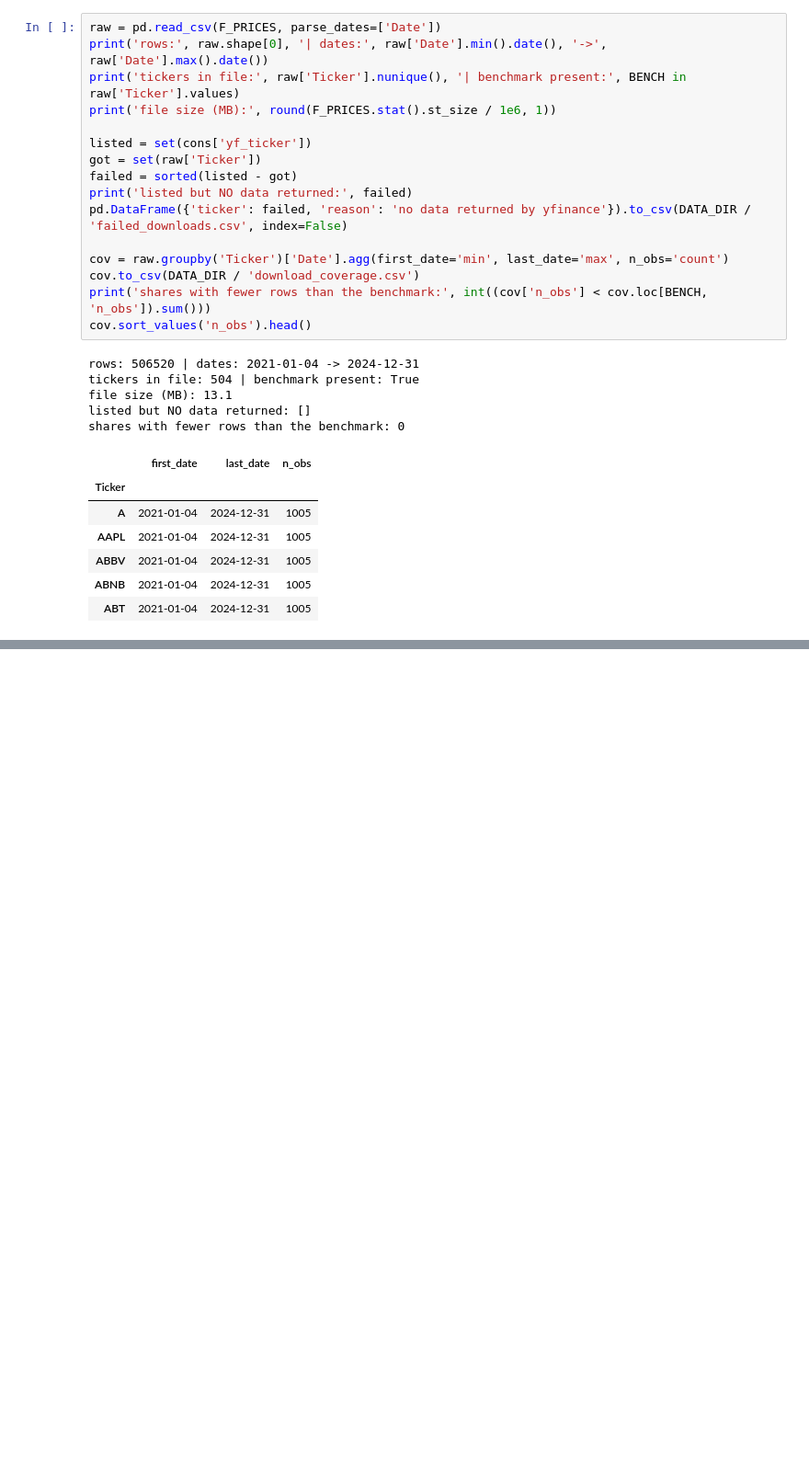
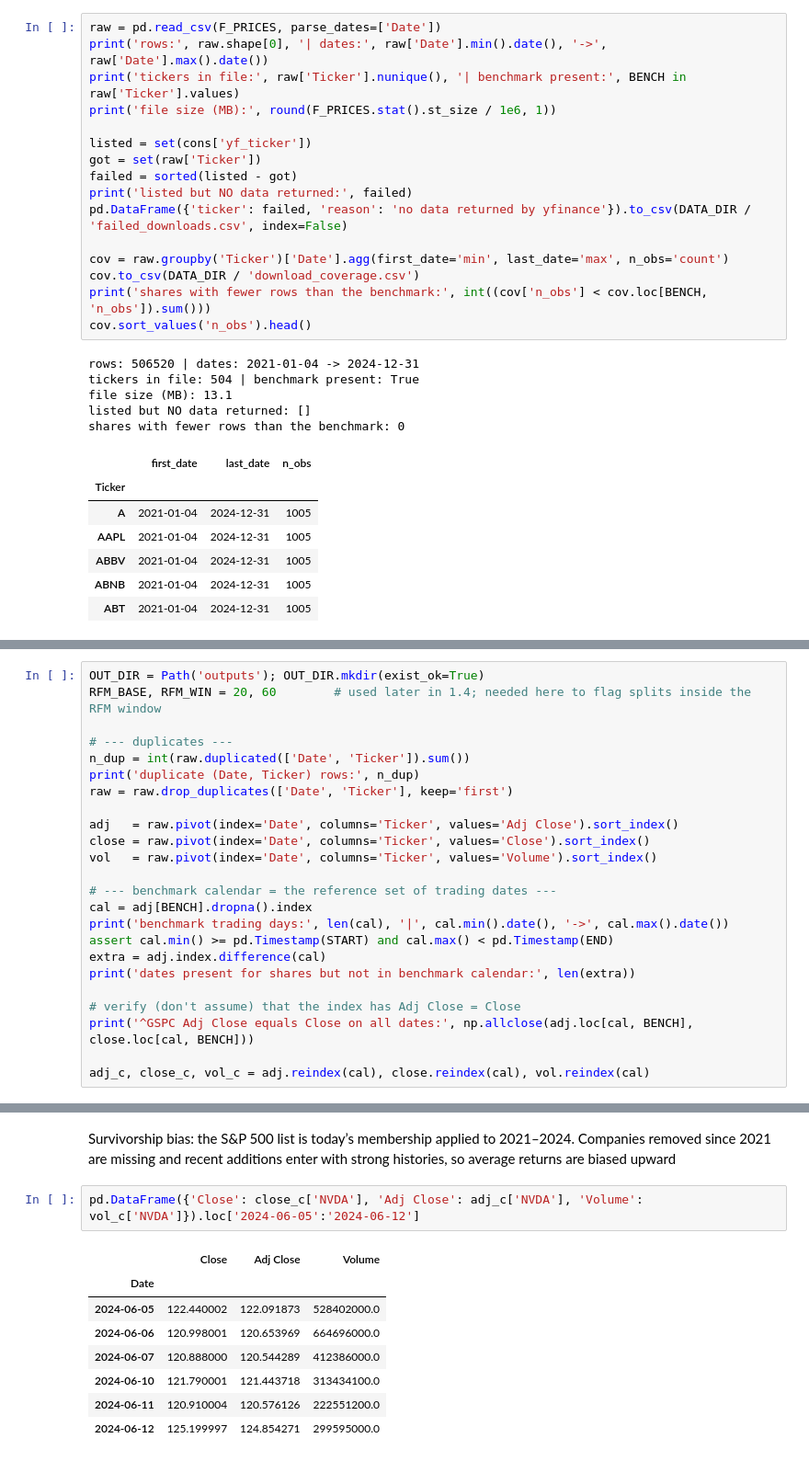
Before and after one commit to aaisha-aamina/sp500-rfm-stock-segmentation, a Jupyter notebook: Coursework_w2052143.ipynb, the cells around one changed output, grey strips where cells are left out. Shown at 92% size. Saved outputs shown, nothing was run; the diff lists cells and outputs as text; blank space fills up the shorter version.

```diff
--- a/Coursework_w2052143.ipynb
+++ b/Coursework_w2052143.ipynb
@@ -161,0 +164,24 @@ shares with fewer rows than the benchmark: 0
+# %%
+OUT_DIR = Path('outputs'); OUT_DIR.mkdir(exist_ok=True)
+RFM_BASE, RFM_WIN = 20, 60        # used later in 1.4; needed here to flag splits inside the RFM window
+
+# --- duplicates ---
+n_dup = int(raw.duplicated(['Date', 'Ticker']).sum())
+print('duplicate (Date, Ticker) rows:', n_dup)
+raw = raw.drop_duplicates(['Date', 'Ticker'], keep='first')
+
+adj   = raw.pivot(index='Date', columns='Ticker', values='Adj Close').sort_index()
+close = raw.pivot(index='Date', columns='Ticker', values='Close').sort_index()
+vol   = raw.pivot(index='Date', columns='Ticker', values='Volume').sort_index()
+
+# --- benchmark calendar = the reference set of trading dates ---
+cal = adj[BENCH].dropna().index
+print('benchmark trading days:', len(cal), '|', cal.min().date(), '->', cal.max().date())
+assert cal.min() >= pd.Timestamp(START) and cal.max() < pd.Timestamp(END)
+extra = adj.index.difference(cal)
+print('dates present for shares but not in benchmark calendar:', len(extra))
+
+# verify (don't assume) that the index has Adj Close = Close
+print('^GSPC Adj Close equals Close on all dates:', np.allclose(adj.loc[cal, BENCH], close.loc[cal, BENCH]))
+
+adj_c, close_c, vol_c = adj.reindex(cal), close.reindex(cal), vol.reindex(cal)
@@ -161,0 +290,13 @@ shares with fewer rows than the benchmark: 0
+# %% [markdown]
+Survivorship bias: the S&P 500 list is today’s membership applied to 2021–2024. Companies removed since 2021 are missing and recent additions enter with strong histories, so average returns are biased upward
+# %%
+pd.DataFrame({'Close': close_c['NVDA'], 'Adj Close': adj_c['NVDA'], 'Volume': vol_c['NVDA']}).loc['2024-06-05':'2024-06-12']
+# %% [output]
+|  | Close | Adj Close | Volume |
+| Date |  |  |  |
+| 2024-06-05 | 122.440002 | 122.091873 | 528402000.0 |
+| 2024-06-06 | 120.998001 | 120.653969 | 664696000.0 |
+| 2024-06-07 | 120.888000 | 120.544289 | 412386000.0 |
+| 2024-06-10 | 121.790001 | 121.443718 | 313434100.0 |
+| 2024-06-11 | 120.910004 | 120.576126 | 222551200.0 |
+| 2024-06-12 | 125.199997 | 124.854271 | 299595000.0 |
```
Also changed, not shown: parts of 6 cells of this notebook.
